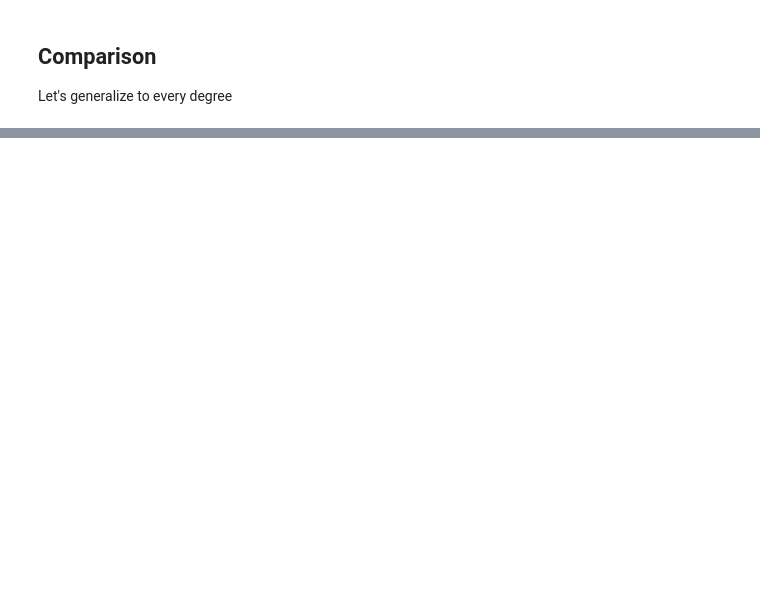
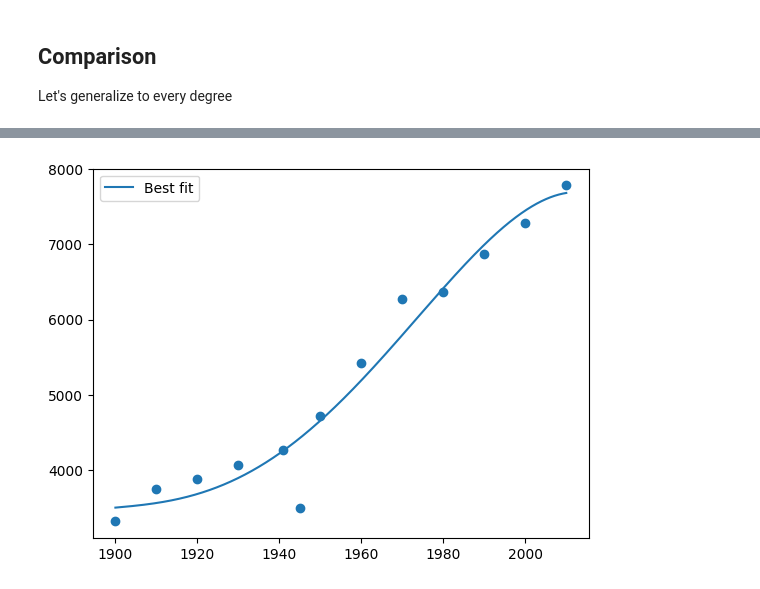
Before and after one commit to GioZd/numerical_analysis_2025-2026, a Jupyter notebook: exercise_sessions/Least_squares.ipynb, the cells around one changed output, grey strips where cells are left out. Cells and saved outputs as stored; diff of their text form; code cells hidden in the pictures; blank space fills up the shorter version.

```diff
--- a/exercise_sessions/Least_squares.ipynb
+++ b/exercise_sessions/Least_squares.ipynb
@@ -155,0 +209,12 @@ plt.show()
+# %%
+# let's try to add one outlayer
+year_n = np.concatenate([year[:5], np.array([1945]), year[5:]])
+population_n = np.concatenate([population[:5], np.array([3500]), population[5:]])
+
+plt.scatter(year_n, population_n)
+# plt.plot(x, lagrange_interp(year_n, population_n, x), label="Interpolation", color="gray")
+plt.plot(x, best_fit(year_n, population_n, deg, x), label="Best fit")
+plt.legend()
+plt.show()
+# %% [output]
+[figure, added]
```
Also changed, not shown: parts of 7 cells of this notebook.
